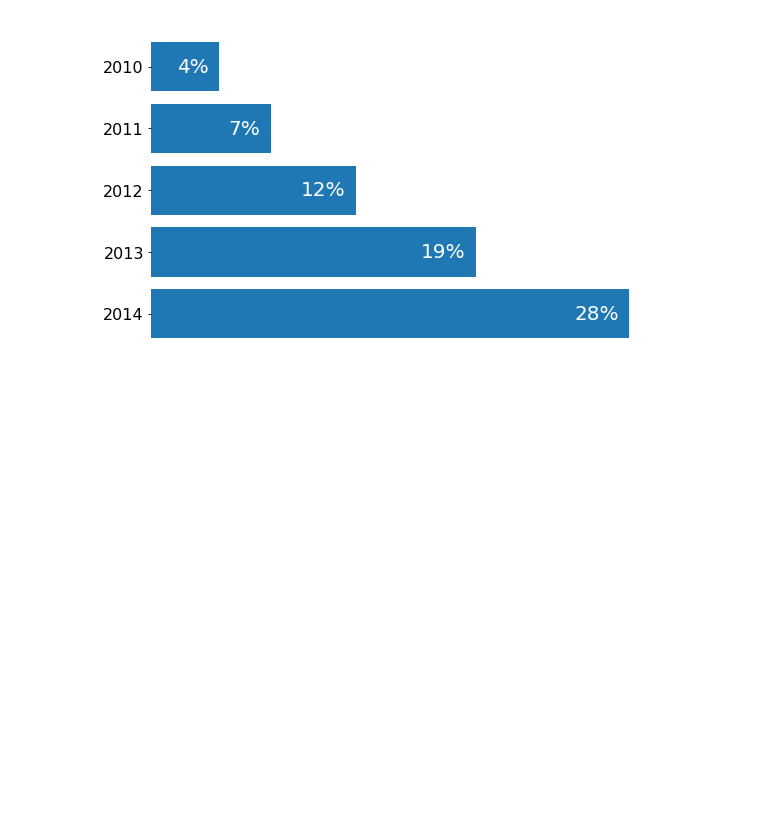
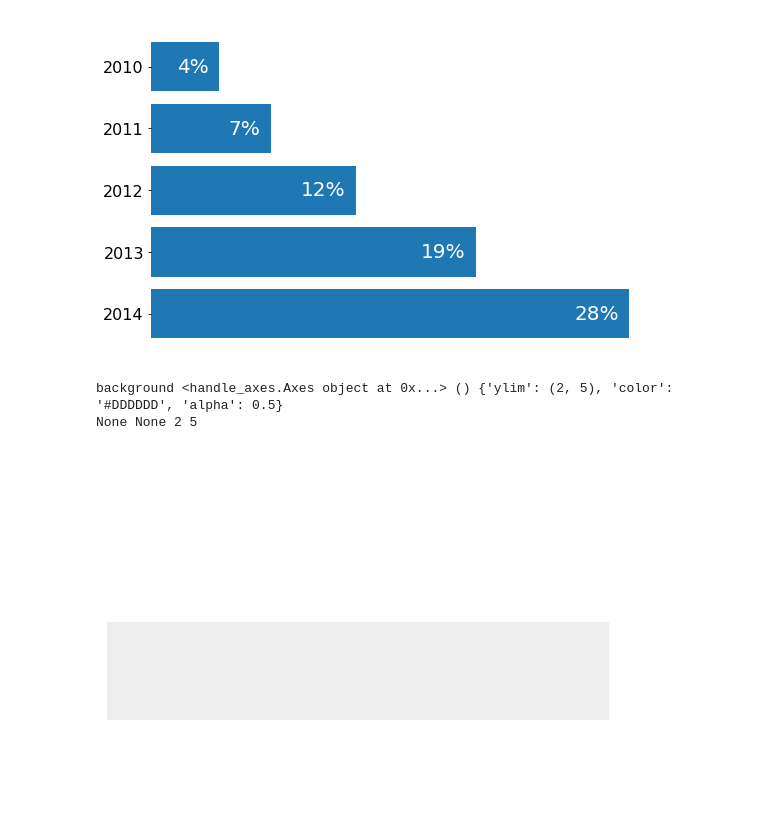
Before and after one commit to coreygirard/less, a Jupyter notebook: demo.ipynb, the cells around one changed output. Drawn from its saved outputs; the diff is of its cells as text; code cells hidden in the pictures; blank space fills up the shorter version.

```diff
--- a/demo.ipynb
+++ b/demo.ipynb
@@ -167,0 +175,14 @@ chart.render()
+# %%
+import less
+
+chart = less.Chart(9, 6)
+
+chart.background(ylim=(2, 5), color='#DDDDDD', alpha=0.5)
+chart.xlim(0, 10)
+chart.ylim(0, 10)
+
+chart.render()
+# %% [output]
+background <handle_axes.Axes object at 0x...> () {'ylim': (2, 5), 'color': '#DDDDDD', 'alpha': 0.5}
+None None 2 5
+[figure, added]
```
Also changed, not shown: parts of 1 cell of this notebook, 8 other files.
